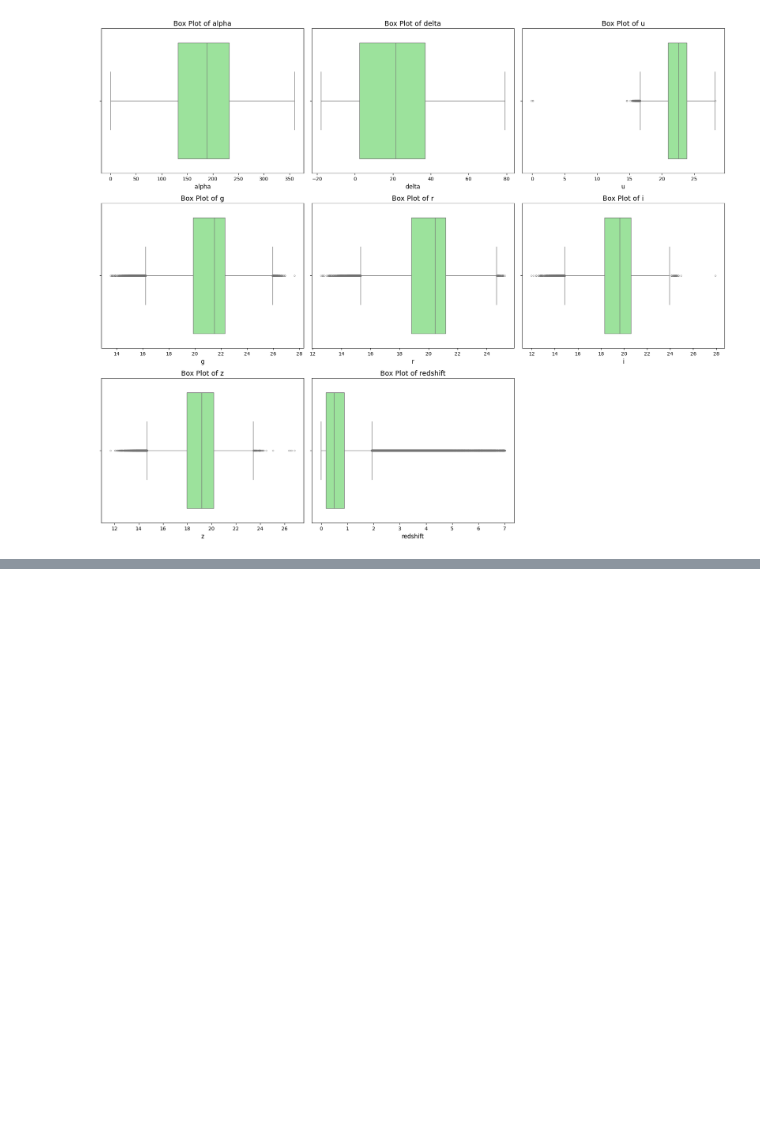
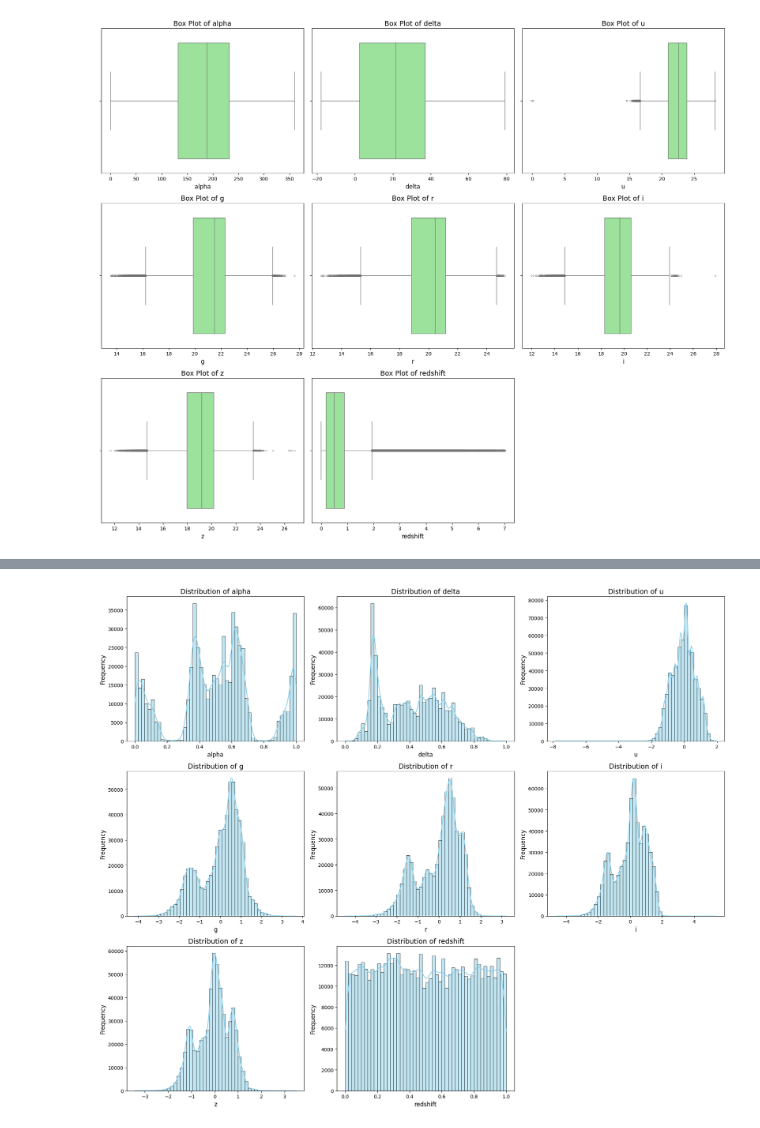
Before and after one commit to David-Langat/Kaggle, a Jupyter notebook: playground_series/predicting_stellar_class/predicting_stellar_class.ipynb, the cells around one changed output, grey strips where cells are left out. Cells and saved outputs as stored; diff of their text form; code cells hidden in the pictures; blank space fills up the shorter version.

Commit message:
Function to preprocess numerical features. Using histograms and boxplots to validate results.

```diff
--- a/playground_series/predicting_stellar_class/predicting_stellar_class.ipynb
+++ b/playground_series/predicting_stellar_class/predicting_stellar_class.ipynb
@@ -279,0 +305,39 @@ plot_numerical_boxplots(preprocessed_categorical_train_df)
+# %%
+def preprocess_numerical_features(df):
+    '''
+    Preprocess numerical features in the dataframe.
+    Minmax scaler is used for apla and delta features.
+    Standard scaler is used for g,r and i features.
+    Robust scaler is used for u and z features. Due to outliers.
+    Quantile transformer is used for redshift feature.
+
+
+    Parameters:
+    - df: pandas DataFrame
+
+    Output: DataFrame with preprocessed numerical features
+    '''
+
+    temp_df = df.copy()
+    # Define the columns for each scaler
+    minmax_cols = ['alpha', 'delta']
+    standard_cols = ['g', 'r', 'i']
+    robust_cols = ['u', 'z']
+    quantile_cols = ['redshift']
+    # Initialize scalers
+    minmax_scaler = MinMaxScaler()
+    standard_scaler = StandardScaler()
+    robust_scaler = RobustScaler()
+    quantile_scaler = QuantileTransformer()
+    # Apply MinMaxScaler to alpha and delta
+    temp_df[minmax_cols] = minmax_scaler.fit_transform(temp_df[minmax_cols])
+    # Apply StandardScaler to g, r, and i
+    temp_df[standard_cols] = standard_scaler.fit_transform(temp_df[standard_cols])
+    # Apply RobustScaler to u and z
+    temp_df[robust_cols] = robust_scaler.fit_transform(temp_df[robust_cols])
+    # Apply QuantileTransformer to redshift
+    temp_df[quantile_cols] = quantile_scaler.fit_transform(temp_df[quantile_cols])
+    return temp_df
+
+preprocessed_numerical_train_df = preprocess_numerical_features(preprocessed_categorical_train_df)
+preprocessed_numerical_train_df.head()
@@ -279,0 +351,4 @@ plot_numerical_boxplots(preprocessed_categorical_train_df)
+# %%
+plot_numerical_distributions(preprocessed_numerical_train_df)
+# %% [output]
+[figure, added]
```
Also changed, not shown: parts of 5 cells of this notebook.
